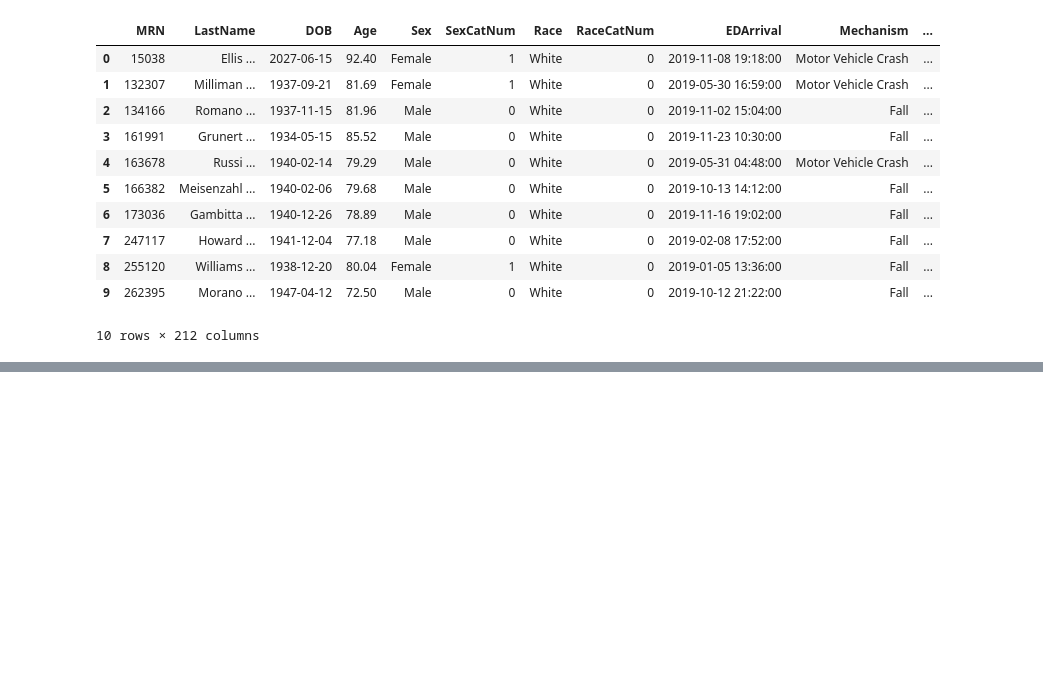
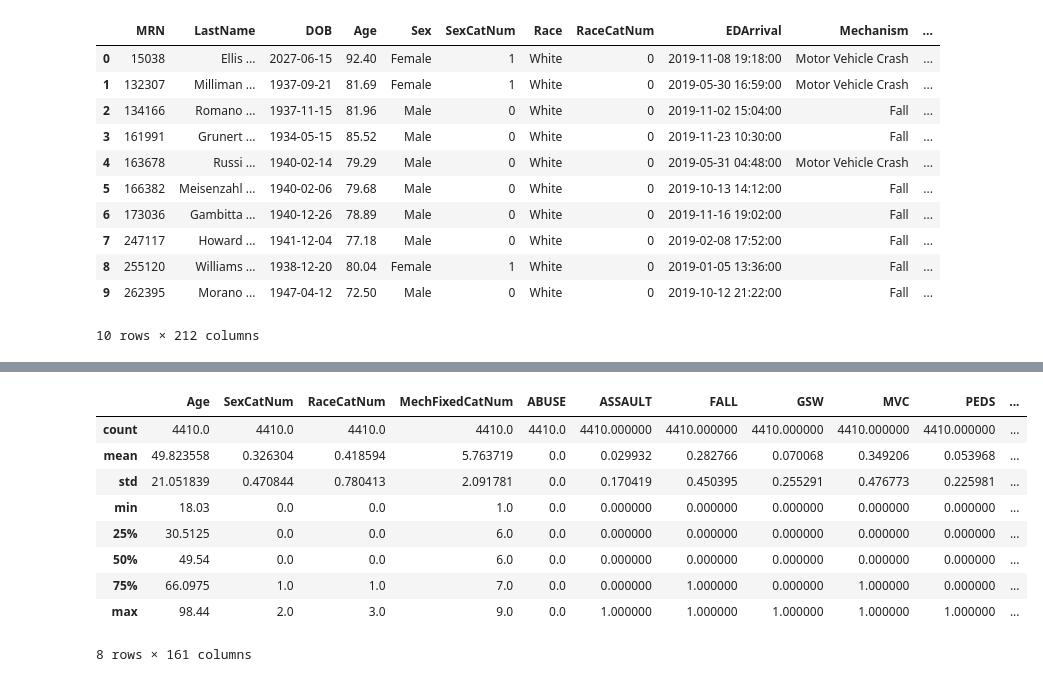
Before and after one commit to Rishabhkandoi/CapstoneUR, a Jupyter notebook: Code/DataPrep/TraumaDetectionDataExploration.ipynb, the cells around one changed output, grey strips where cells are left out. Drawn from its saved outputs; the diff is of its cells as text; code cells hidden in the pictures; blank space fills up the shorter version.

```diff
--- a/Code/DataPrep/TraumaDetectionDataExploration.ipynb
+++ b/Code/DataPrep/TraumaDetectionDataExploration.ipynb
@@ -178,3 +374,16 @@ Name: Comorbids, dtype: object
 # Dropping Comorbids Column as of now, since it has many unique values to deal with, and so cannot be encoded
 
 processed_data = processed_data.drop(['Comorbids'], axis=1)
+# %%
+processed_data.describe()
+# %% [output]
+|  | Age | SexCatNum | RaceCatNum | MechFixedCatNum | ABUSE | ASSAULT | FALL | GSW | MVC | PEDS | ... |
+| count | 4410.0 | 4410.0 | 4410.0 | 4410.0 | 4410.0 | 4410.000000 | 4410.000000 | 4410.000000 | 4410.000000 | 4410.000000 | ... |
+| mean | 49.823558 | 0.326304 | 0.418594 | 5.763719 | 0.0 | 0.029932 | 0.282766 | 0.070068 | 0.349206 | 0.053968 | ... |
+| std | 21.051839 | 0.470844 | 0.780413 | 2.091781 | 0.0 | 0.170419 | 0.450395 | 0.255291 | 0.476773 | 0.225981 | ... |
+| min | 18.03 | 0.0 | 0.0 | 1.0 | 0.0 | 0.000000 | 0.000000 | 0.000000 | 0.000000 | 0.000000 | ... |
+| 25% | 30.5125 | 0.0 | 0.0 | 6.0 | 0.0 | 0.000000 | 0.000000 | 0.000000 | 0.000000 | 0.000000 | ... |
+| 50% | 49.54 | 0.0 | 0.0 | 6.0 | 0.0 | 0.000000 | 0.000000 | 0.000000 | 0.000000 | 0.000000 | ... |
+| 75% | 66.0975 | 1.0 | 1.0 | 7.0 | 0.0 | 0.000000 | 1.000000 | 0.000000 | 1.000000 | 0.000000 | ... |
+| max | 98.44 | 2.0 | 3.0 | 9.0 | 0.0 | 1.000000 | 1.000000 | 1.000000 | 1.000000 | 1.000000 | ... |
+8 rows × 161 columns
```
Also changed, not shown: parts of 45 cells of this notebook.
